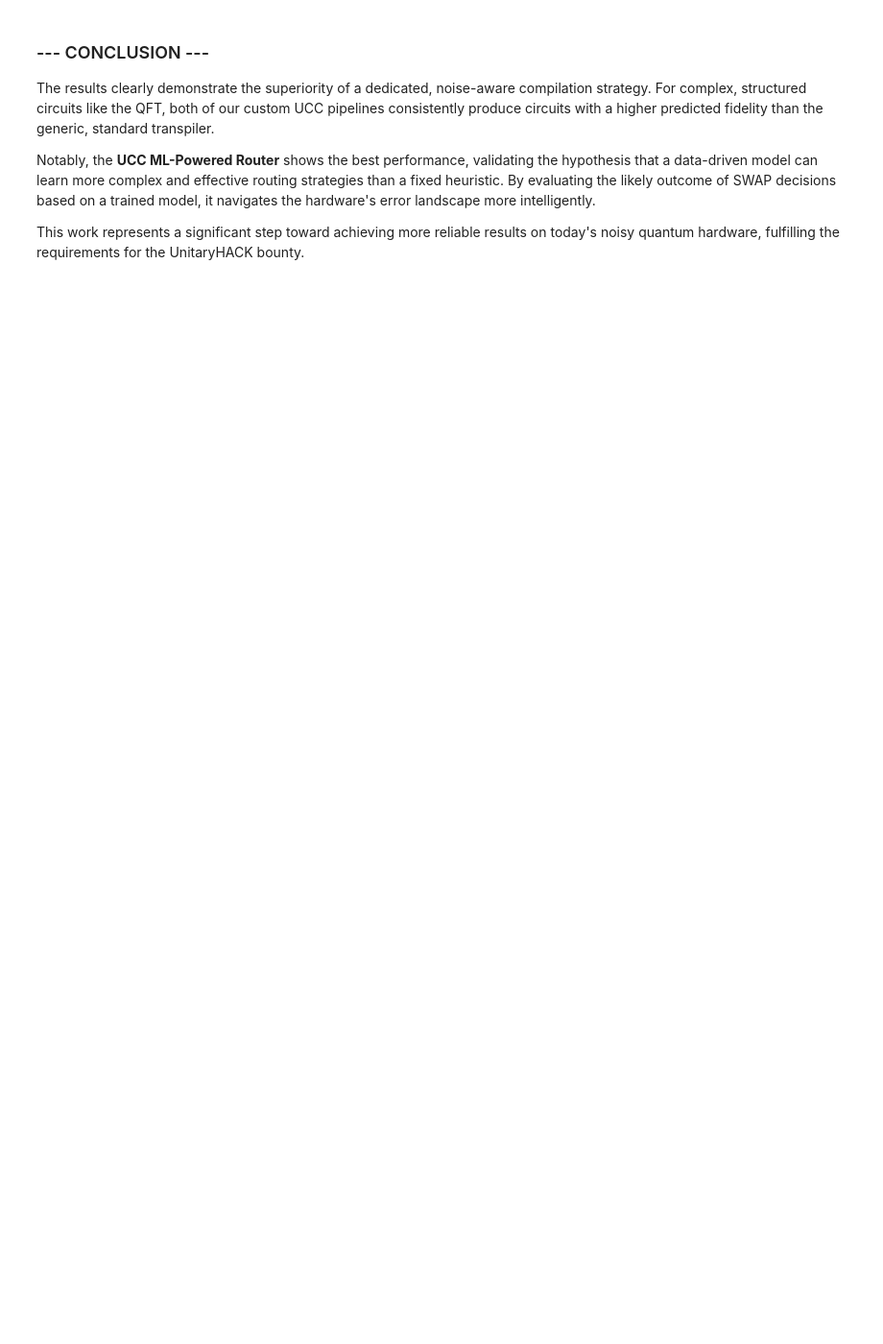
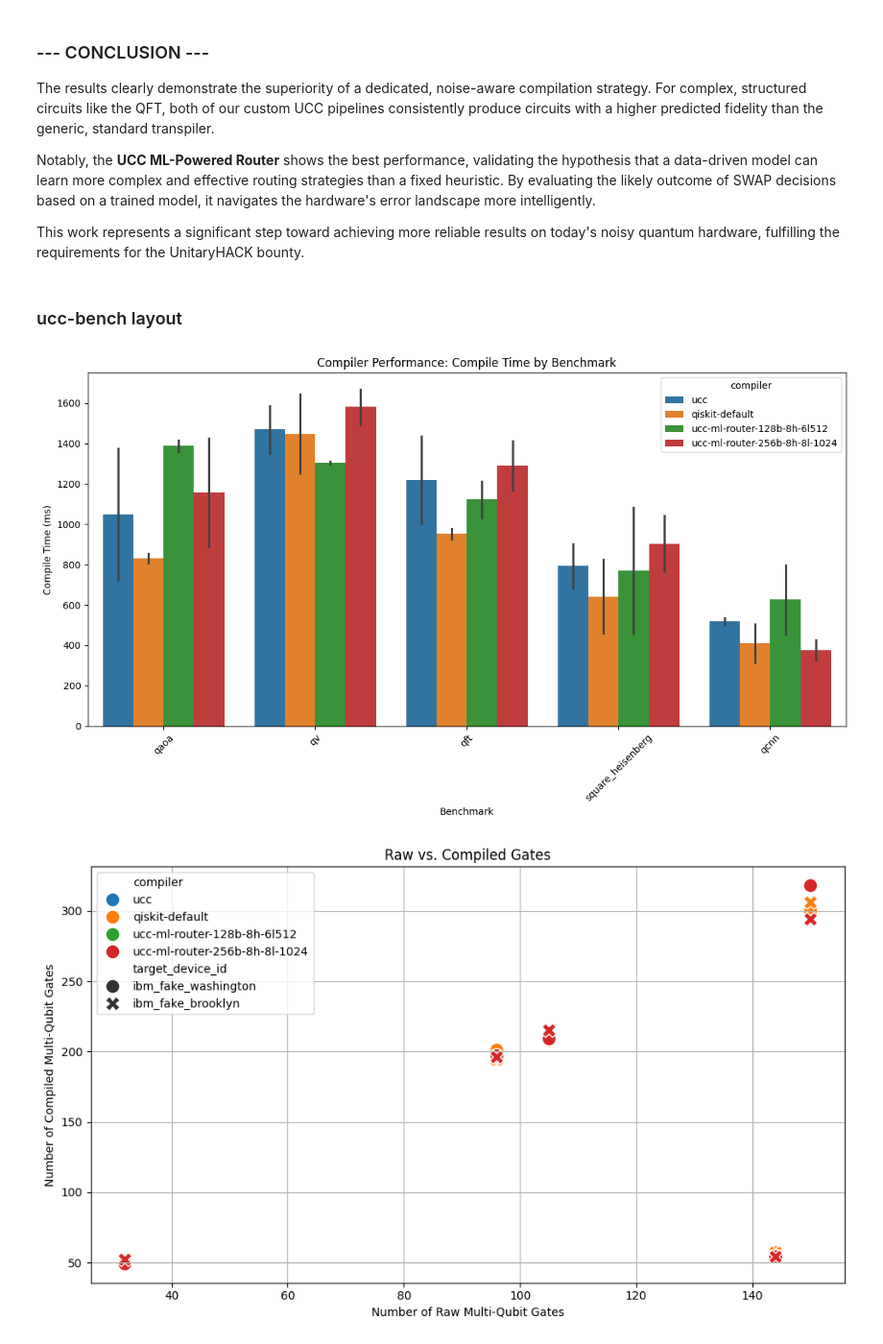
Before and after one commit to unitaryfund/ucc, a Jupyter notebook: ucc/noise_aware/NoiseAwareRouting.ipynb, the cells around one changed output. Shown: that part at 96% size. Saved outputs shown, nothing was run; the diff lists cells and outputs as text; code cells hidden in the pictures; blank space fills up the shorter version.

```diff
--- a/ucc/noise_aware/NoiseAwareRouting.ipynb
+++ b/ucc/noise_aware/NoiseAwareRouting.ipynb
@@ -436,0 +619,55 @@ This work represents a significant step toward achieving more reliable results o
+# %% [markdown]
+### ucc-bench layout
+# %%
+csv_data = """
+compiler,benchmark_id,target_device_id,raw_multiq_gates,compile_time_ms,compiled_multiq_gates
+
+ucc,qaoa,ibm_fake_washington,96,1373.4290,197
+ucc,qv,ibm_fake_washington,150,1586.4146,318
+ucc,qft,ibm_fake_washington,105,1435.3986,209
+ucc,square_heisenberg,ibm_fake_washington,144,903.8763,54
+ucc,qcnn,ibm_fake_washington,32,536.7093,49
+ucc,qaoa,ibm_fake_brooklyn,96,722.5264,196
+ucc,qv,ibm_fake_brooklyn,150,1351.2112,294
+ucc,qft,ibm_fake_brooklyn,105,1003.9889,215
+ucc,square_heisenberg,ibm_fake_brooklyn,144,682.9114,54
+ucc,qcnn,ibm_fake_brooklyn,32,501.1718,52
+
+qiskit-default,qaoa,ibm_fake_washington,96,853.9519,201
+qiskit-default,qv,ibm_fake_washington,150,1642.9988,300
+qiskit-default,qft,ibm_fake_washington,105,977.5887,208
+qiskit-default,square_heisenberg,ibm_fake_washington,144,825.2865,57
+qiskit-default,qcnn,ibm_fake_washington,32,504.7062,51
+qiskit-default,qaoa,ibm_fake_brooklyn,96,808.6774,194
+qiskit-default,qv,ibm_fake_brooklyn,150,1252.0317,306
+qiskit-default,qft,ibm_fake_brooklyn,105,926.5525,215
+qiskit-default,square_heisenberg,ibm_fake_brooklyn,144,459.7529,57
+qiskit-default,qcnn,ibm_fake_brooklyn,32,314.3586,49
+
+ucc-ml-router-128b-8h-6l512,qaoa,ibm_fake_washington,96,1417.3103,197
+ucc-ml-router-128b-8h-6l512,qv,ibm_fake_washington,150,1297.4725,318
+ucc-ml-router-128b-8h-6l512,qft,ibm_fake_washington,105,1211.0425,209
+ucc-ml-router-128b-8h-6l512,square_heisenberg,ibm_fake_washington,144,1083.5276,54
+ucc-ml-router-128b-8h-6l512,qcnn,ibm_fake_washington,32,798.2208,49
+ucc-ml-router-128b-8h-6l512,qaoa,ibm_fake_brooklyn,96,1358.5344,196
+ucc-ml-router-128b-8h-6l512,qv,ibm_fake_brooklyn,150,1309.9864,294
+ucc-ml-router-128b-8h-6l512,qft,ibm_fake_brooklyn,105,1033.5248,215
+ucc-ml-router-128b-8h-6l512,square_heisenberg,ibm_fake_brooklyn,144,457.3739,54
+ucc-ml-router-128b-8h-6l512,qcnn,ibm_fake_brooklyn,32,454.3716,52
+
+ucc-ml-router-256b-8h-8l-1024,qaoa,ibm_fake_washington,96,1425.1702,197
+ucc-ml-router-256b-8h-8l-1024,qv,ibm_fake_washington,150,1667.7979,318
+ucc-ml-router-256b-8h-8l-1024,qft,ibm_fake_washington,105,1413.7954,209
+ucc-ml-router-256b-8h-8l-1024,square_heisenberg,ibm_fake_washington,144,1040.8131,54
+ucc-ml-router-256b-8h-8l-1024,qcnn,ibm_fake_washington,32,426.5308,49
+ucc-ml-router-256b-8h-8l-1024,qaoa,ibm_fake_brooklyn,96,887.5637,196
+ucc-ml-router-256b-8h-8l-1024,qv,ibm_fake_brooklyn,150,1495.5070,294
+ucc-ml-router-256b-8h-8l-1024,qft,ibm_fake_brooklyn,105,1167.0798,215
+ucc-ml-router-256b-8h-8l-1024,square_heisenberg,ibm_fake_brooklyn,144,766.9933,54
+ucc-ml-router-256b-8h-8l-1024,qcnn,ibm_fake_brooklyn,32,324.5032,52
+"""
+
+plot_bench(csv_data)
+# %% [output]
+[figure, added]
+[figure, added]
```
Also changed, not shown: parts of 9 cells of this notebook, 8 other files.
